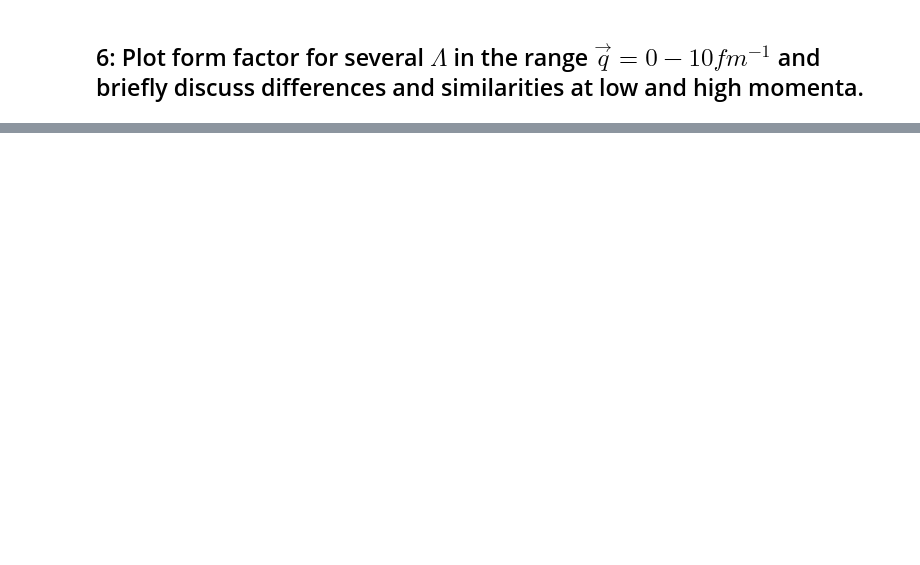
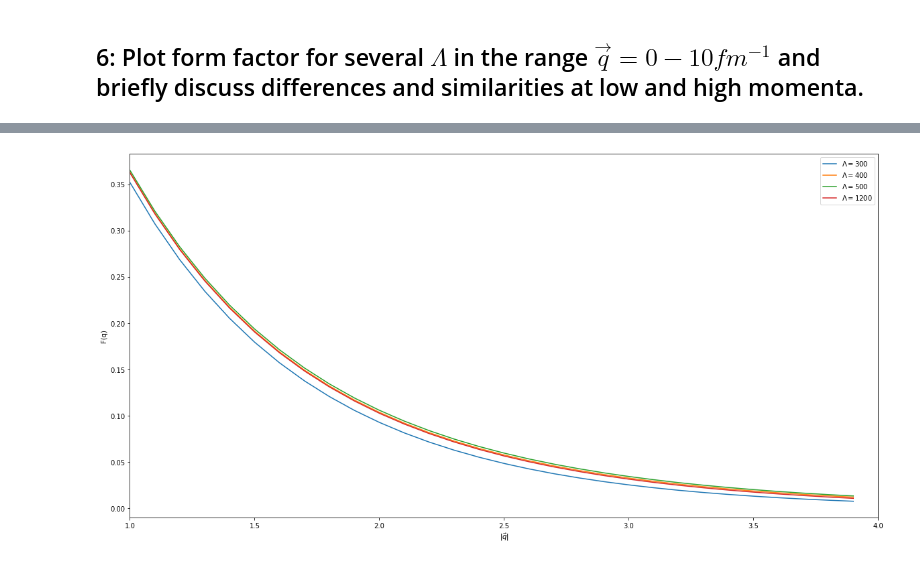
Before and after one commit to Trico94/physics760_Martin, a Jupyter notebook: Exercise 6/exercise6.ipynb, the cells around one changed output, grey strips where cells are left out. Saved outputs shown, nothing was run; the diff lists cells and outputs as text; code cells hidden in the pictures; blank space fills up the shorter version.

```diff
--- a/Exercise 6/exercise6.ipynb
+++ b/Exercise 6/exercise6.ipynb
@@ -888,0 +946,27 @@ plt.savefig("pictures/Formfactors.png", dpi=300)
+# %%
+plt.figure(figsize=(20,10))
+
+# Again we initilize the array
+lambda_array = [300, 400, 500, 1200]
+
+# We also introduce the possible q values that we want to look at
+q_array=np.arange(1, 4, 0.1)
+
+# And generate the empty array for the form factors
+form_factor_array=np.zeros(len(q_array)*len(lambda_array)).reshape(len(lambda_array), len(q_array))
+
+# Now we calculate the form factor for every combination of lambda and q
+for lamda in range(len(lambda_array)):
+    for q in range(len(q_array)):
+        form_factor_array[lamda][q]=formfactor(q_array[q], lambda_array[lamda])
+
+# And we plot them, to visualize the difference between high and low energy regions.
+for form_factors in range(len(form_factor_array)):
+    plt.plot(q_array, form_factor_array[form_factors], label=r"$\Lambda=${}".format(lambda_array[form_factors]))
+plt.legend(loc="best")
+plt.xlabel(r"$|\vec{q}|$")
+plt.xlim(1, 4)
+plt.ylabel(r"F(q)")
+plt.savefig("pictures/Formfactors_zoomed.png", dpi=300)
+# %% [output]
+[figure, added]
```
Also changed, not shown: parts of 12 cells of this notebook, 2 other files.
